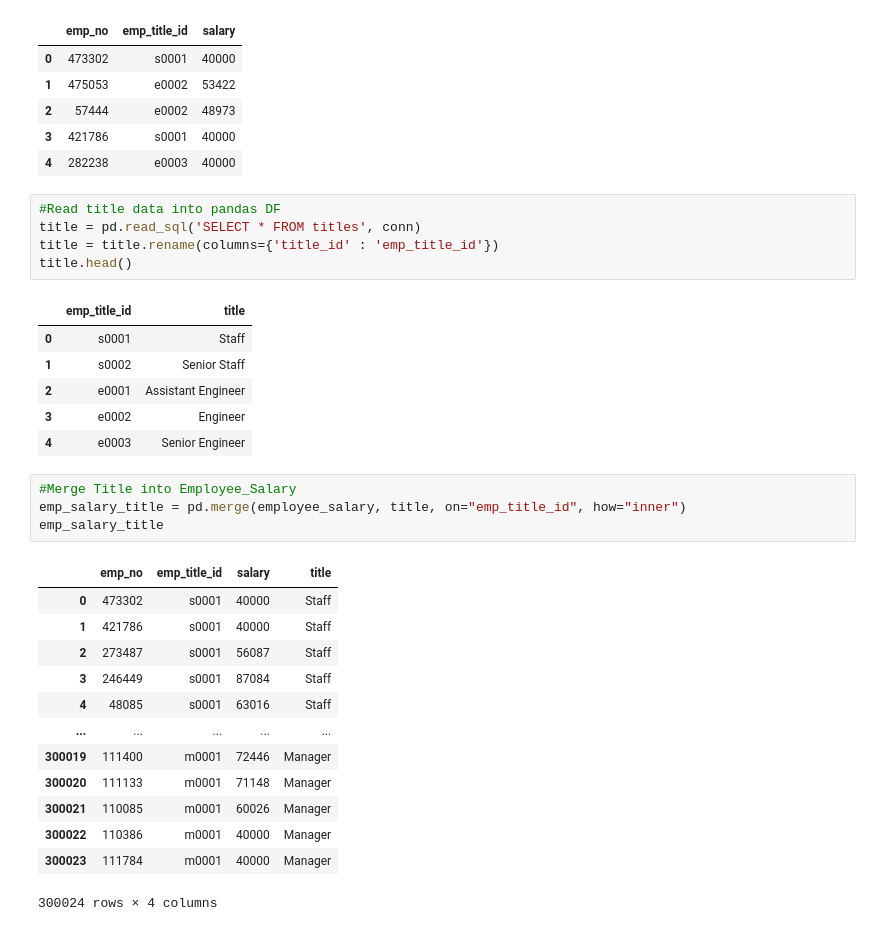
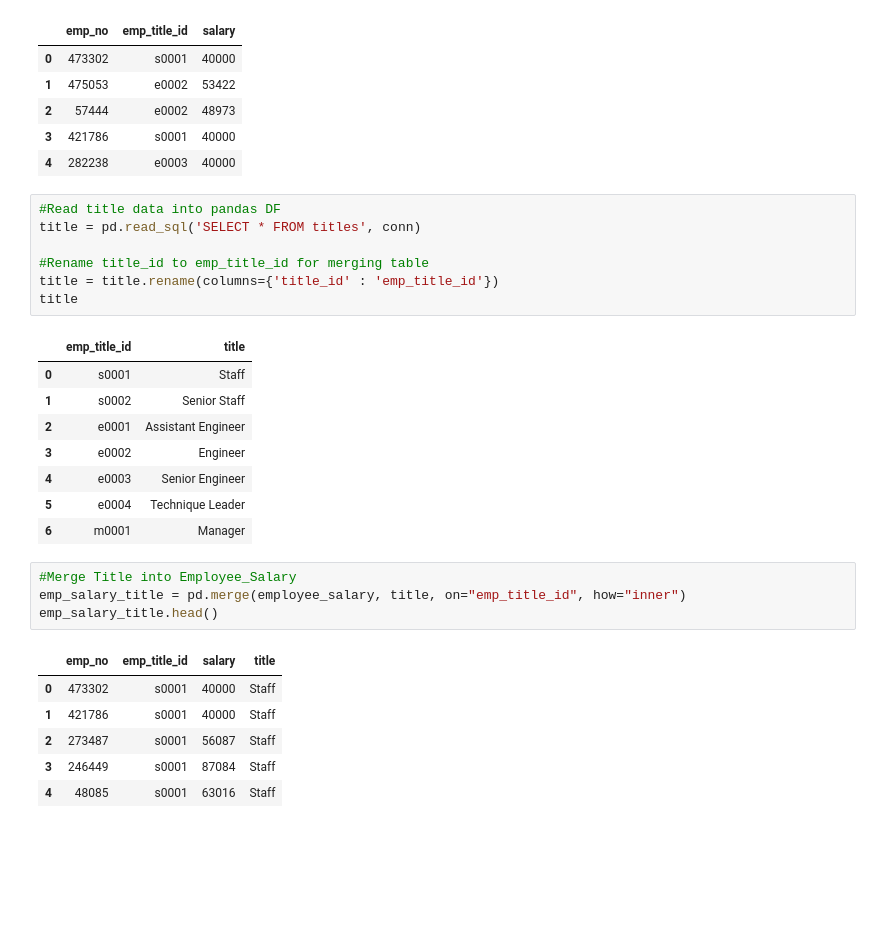
Before and after one commit to sarahheavner/sql-challenge, a Jupyter notebook: Bonus_Analysis.ipynb, the cells around one changed output. Drawn from its saved outputs; the diff is of its cells as text; blank space fills up the shorter version.

```diff
--- a/Bonus_Analysis.ipynb
+++ b/Bonus_Analysis.ipynb
@@ -51,8 +51,10 @@ employee_salary.head()
 # %%
 #Read title data into pandas DF
 title = pd.read_sql('SELECT * FROM titles', conn)
+
+#Rename title_id to emp_title_id for merging table
 title = title.rename(columns={'title_id' : 'emp_title_id'})
-title.head()
+title
 # %% [output]
 |  | emp_title_id | title |
 | 0 | s0001 | Staff |
@@ -60,21 +62,16 @@ title.head()
 | 2 | e0001 | Assistant Engineer |
 | 3 | e0002 | Engineer |
 | 4 | e0003 | Senior Engineer |
+| 5 | e0004 | Technique Leader |
+| 6 | m0001 | Manager |
 # %%
 #Merge Title into Employee_Salary
 emp_salary_title = pd.merge(employee_salary, title, on="emp_title_id", how="inner")
-emp_salary_title
+emp_salary_title.head()
 # %% [output]
 |  | emp_no | emp_title_id | salary | title |
 | 0 | 473302 | s0001 | 40000 | Staff |
 | 1 | 421786 | s0001 | 40000 | Staff |
 | 2 | 273487 | s0001 | 56087 | Staff |
 | 3 | 246449 | s0001 | 87084 | Staff |
 | 4 | 48085 | s0001 | 63016 | Staff |
-| ... | ... | ... | ... | ... |
-| 300019 | 111400 | m0001 | 72446 | Manager |
-| 300020 | 111133 | m0001 | 71148 | Manager |
-| 300021 | 110085 | m0001 | 60026 | Manager |
-| 300022 | 110386 | m0001 | 40000 | Manager |
-| 300023 | 111784 | m0001 | 40000 | Manager |
-300024 rows × 4 columns
```
Also changed, not shown: parts of 3 cells of this notebook.
